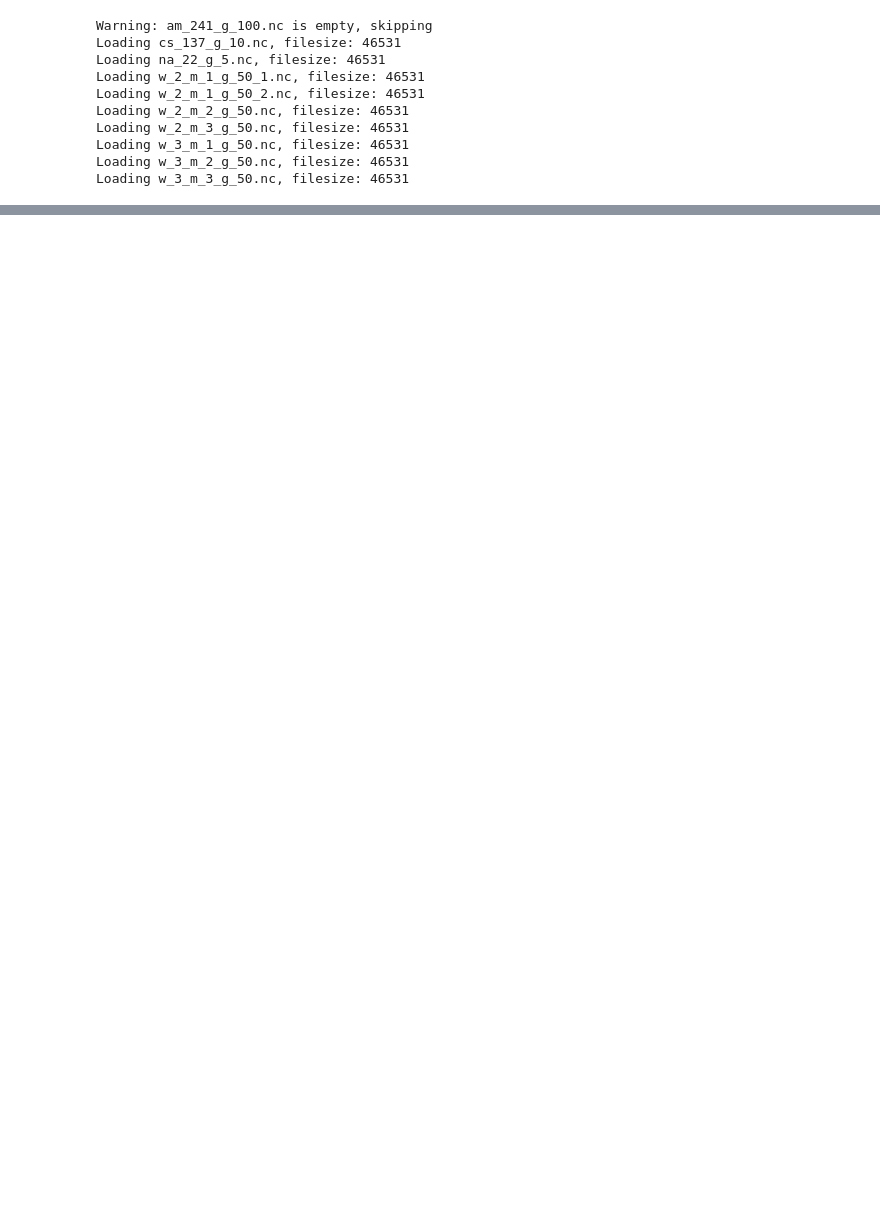
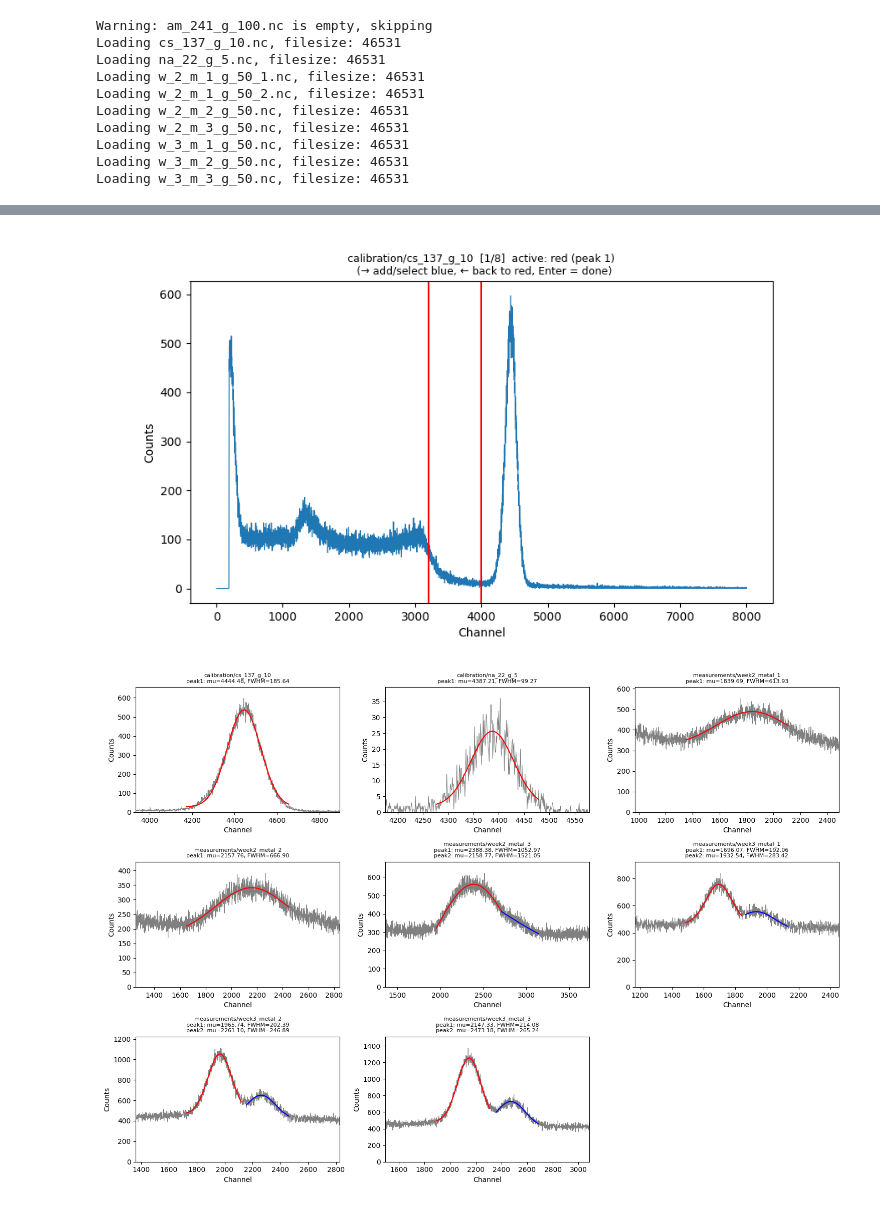
Before and after one commit to Spaantje5/Gamma-X-Ray-Spectroscopy, a Jupyter notebook: processing.ipynb, the cells around one changed output, grey strips where cells are left out. Cells and saved outputs as stored; diff of their text form; code cells hidden in the pictures; blank space fills up the shorter version.

```diff
--- a/processing.ipynb
+++ b/processing.ipynb
@@ -102,2 +268,8 @@ def find_peak(spectrum, measurement_type, smooth_sigma=10, prominence=50):
 # %%
 #calibration linear fit: y = 11.591x + 9.0511
+# %%
+%matplotlib widget
+fig, results = interactive_fit_all(data)
+# %% [output]
+[figure, added]
+[figure, added]
```
Also changed, not shown: parts of 2 cells of this notebook.
